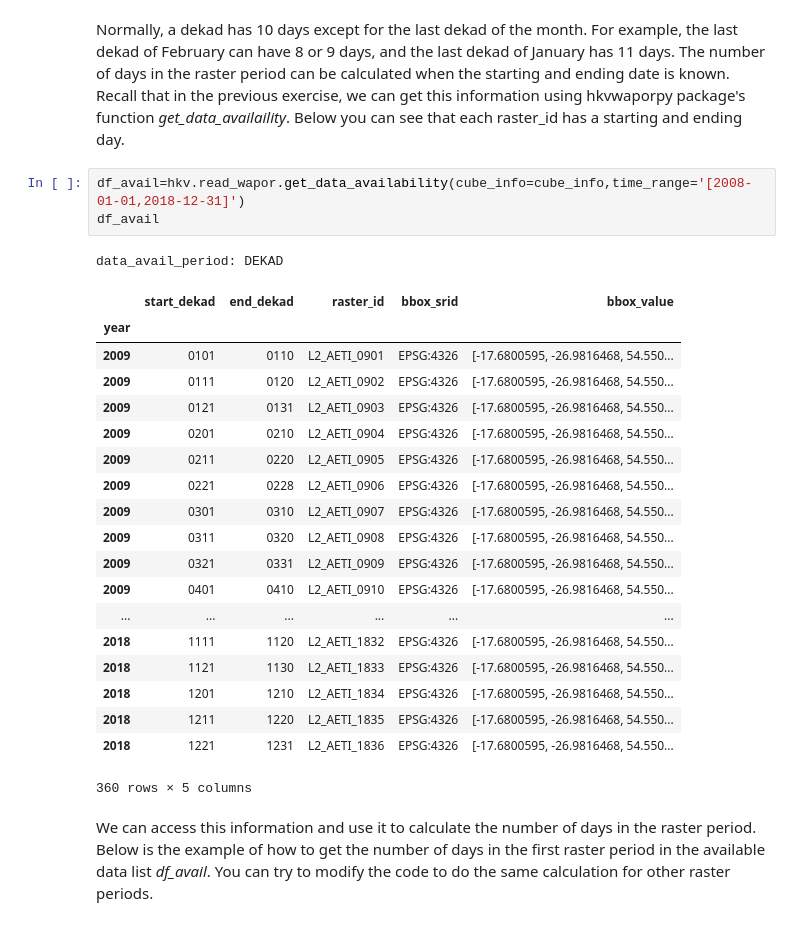
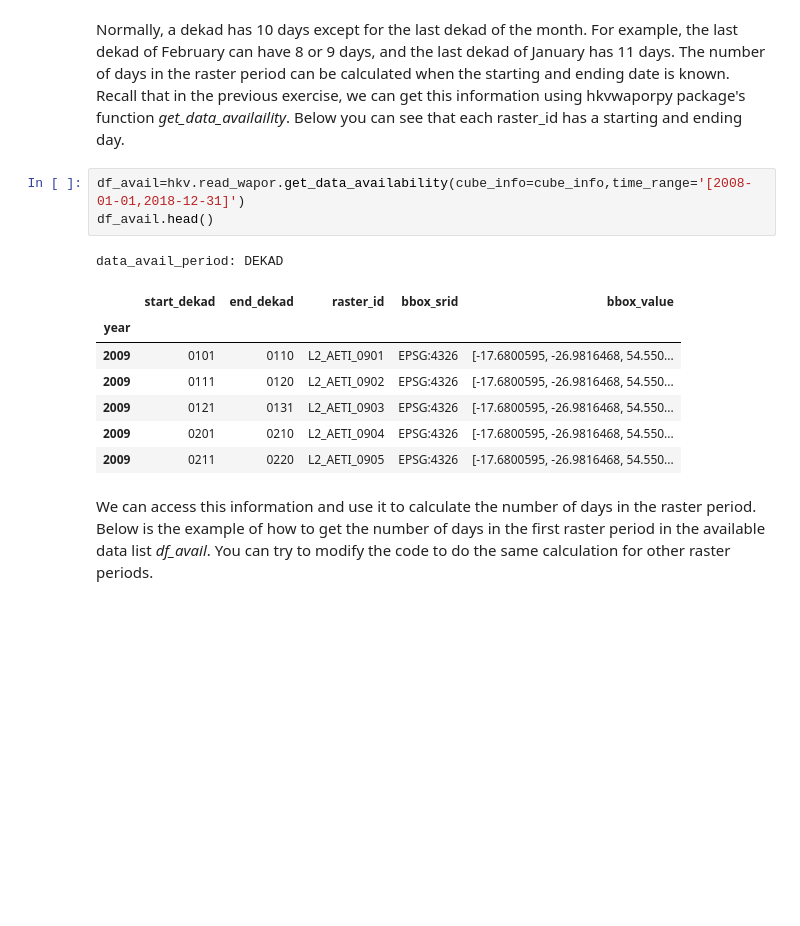
Before and after one commit to trngb/WA_training, a Jupyter notebook: 1.4_Preprocess_WaPOR_data.ipynb, the cells around one changed output. Cells and saved outputs as stored; diff of their text form; blank space fills up the shorter version.

```diff
--- a/1.4_Preprocess_WaPOR_data.ipynb
+++ b/1.4_Preprocess_WaPOR_data.ipynb
@@ -143,28 +142,16 @@ plt.show()
 Normally, a dekad has 10 days except for the last dekad of the month. For example, the last dekad of February can have 8 or 9 days, and the last dekad of January has 11 days. The number of days in the raster period can be calculated when the starting and ending date is known. Recall that in the previous exercise, we can get this information using hkvwaporpy package's function *get_data_availaility*. Below you can see that each raster_id has a starting and ending day.
 # %%
 df_avail=hkv.read_wapor.get_data_availability(cube_info=cube_info,time_range='[2008-01-01,2018-12-31]')
-df_avail
+df_avail.head()
 # %% [output]
 data_avail_period: DEKAD
 |  | start_dekad | end_dekad | raster_id | bbox_srid | bbox_value |
 | year |  |  |  |  |  |
 | 2009 | 0101 | 0110 | L2_AETI_0901 | EPSG:4326 | [-17.6800595, -26.9816468, 54.550... |
 | 2009 | 0111 | 0120 | L2_AETI_0902 | EPSG:4326 | [-17.6800595, -26.9816468, 54.550... |
 | 2009 | 0121 | 0131 | L2_AETI_0903 | EPSG:4326 | [-17.6800595, -26.9816468, 54.550... |
 | 2009 | 0201 | 0210 | L2_AETI_0904 | EPSG:4326 | [-17.6800595, -26.9816468, 54.550... |
 | 2009 | 0211 | 0220 | L2_AETI_0905 | EPSG:4326 | [-17.6800595, -26.9816468, 54.550... |
-| 2009 | 0221 | 0228 | L2_AETI_0906 | EPSG:4326 | [-17.6800595, -26.9816468, 54.550... |
-| 2009 | 0301 | 0310 | L2_AETI_0907 | EPSG:4326 | [-17.6800595, -26.9816468, 54.550... |
-| 2009 | 0311 | 0320 | L2_AETI_0908 | EPSG:4326 | [-17.6800595, -26.9816468, 54.550... |
-| 2009 | 0321 | 0331 | L2_AETI_0909 | EPSG:4326 | [-17.6800595, -26.9816468, 54.550... |
-| 2009 | 0401 | 0410 | L2_AETI_0910 | EPSG:4326 | [-17.6800595, -26.9816468, 54.550... |
-| ... | ... | ... | ... | ... | ... |
-| 2018 | 1111 | 1120 | L2_AETI_1832 | EPSG:4326 | [-17.6800595, -26.9816468, 54.550... |
-| 2018 | 1121 | 1130 | L2_AETI_1833 | EPSG:4326 | [-17.6800595, -26.9816468, 54.550... |
-| 2018 | 1201 | 1210 | L2_AETI_1834 | EPSG:4326 | [-17.6800595, -26.9816468, 54.550... |
-| 2018 | 1211 | 1220 | L2_AETI_1835 | EPSG:4326 | [-17.6800595, -26.9816468, 54.550... |
-| 2018 | 1221 | 1231 | L2_AETI_1836 | EPSG:4326 | [-17.6800595, -26.9816468, 54.550... |
-360 rows × 5 columns
 # %% [markdown]
 We can access this information and use it to calculate the number of days in the raster period. Below is the example of how to get the number of days in the first raster period in the available data list *df_avail*. You can try to modify the code to do the same calculation for other raster periods.
 # %%
```
Also changed, not shown: parts of 26 cells of this notebook, 3 other files.
